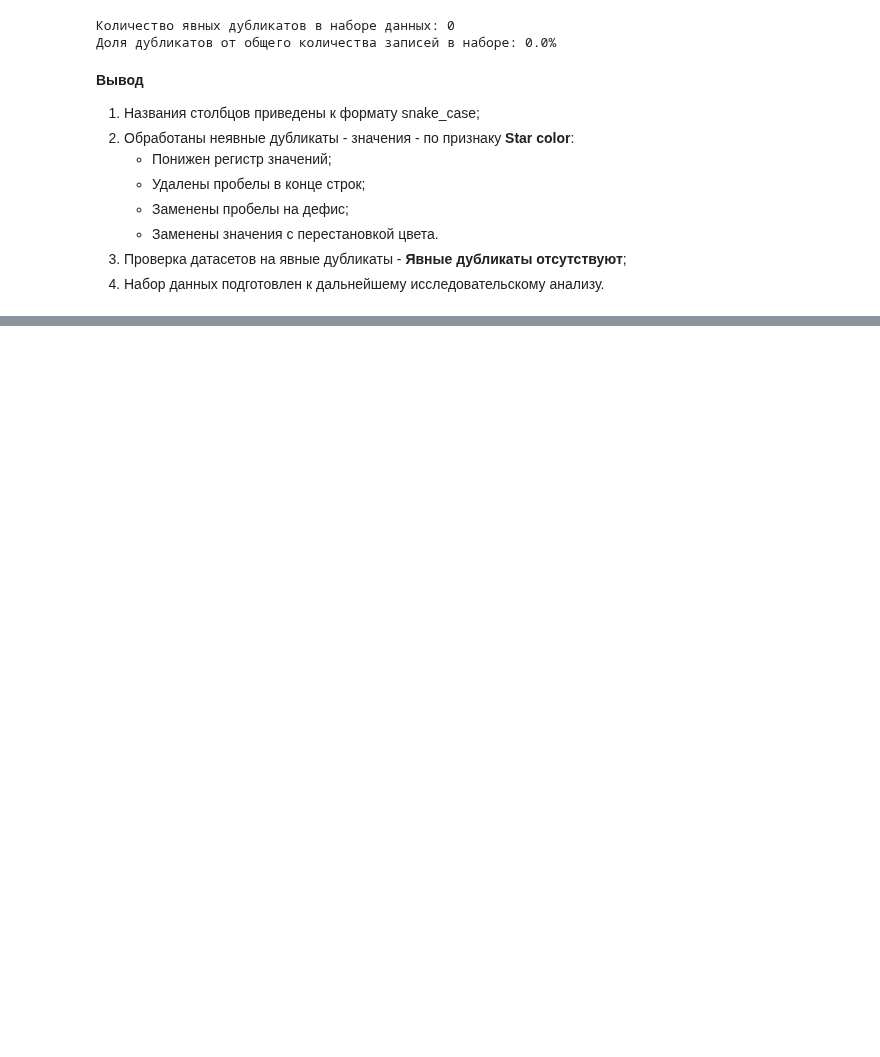
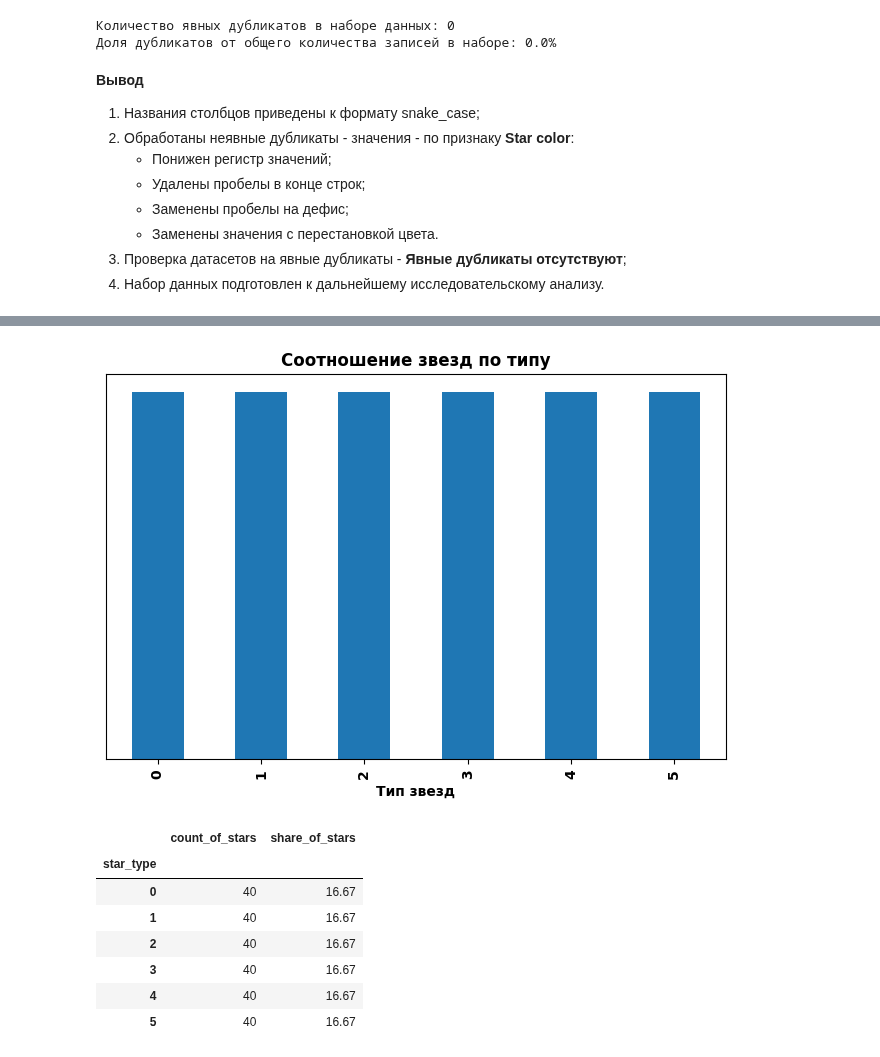
Before and after one commit to MrKostas/YandexPractikum_projects, a Jupyter notebook: notebooks/ThirteenfthPetProject_NeuralNetworks.ipynb, the cells around one changed output, grey strips where cells are left out. Cells and saved outputs as stored; diff of their text form; code cells hidden in the pictures; blank space fills up the shorter version.

```diff
--- a/notebooks/ThirteenfthPetProject_NeuralNetworks.ipynb
+++ b/notebooks/ThirteenfthPetProject_NeuralNetworks.ipynb
@@ -311,0 +423,13 @@ print('Доля дубликатов от общего количества за
+# %%
+# построение столбчатой диаграммы по соотношению звезд в зависимости от типа
+display_info(stars, 'star_type', 'Соотношение звезд по типу', 'Тип звезд', 'bar')
+# %% [output]
+[figure, added]
+|  | count_of_stars | share_of_stars |
+| star_type |  |  |
+| 0 | 40 | 16.67 |
+| 1 | 40 | 16.67 |
+| 2 | 40 | 16.67 |
+| 3 | 40 | 16.67 |
+| 4 | 40 | 16.67 |
+| 5 | 40 | 16.67 |
```
Also changed, not shown: parts of 31 cells of this notebook.
